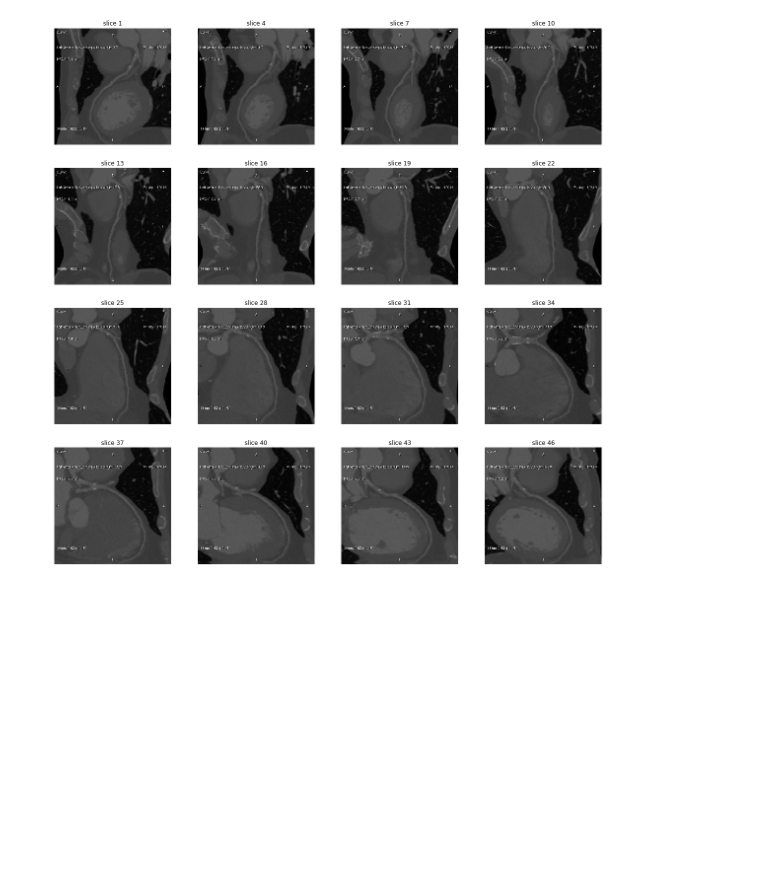
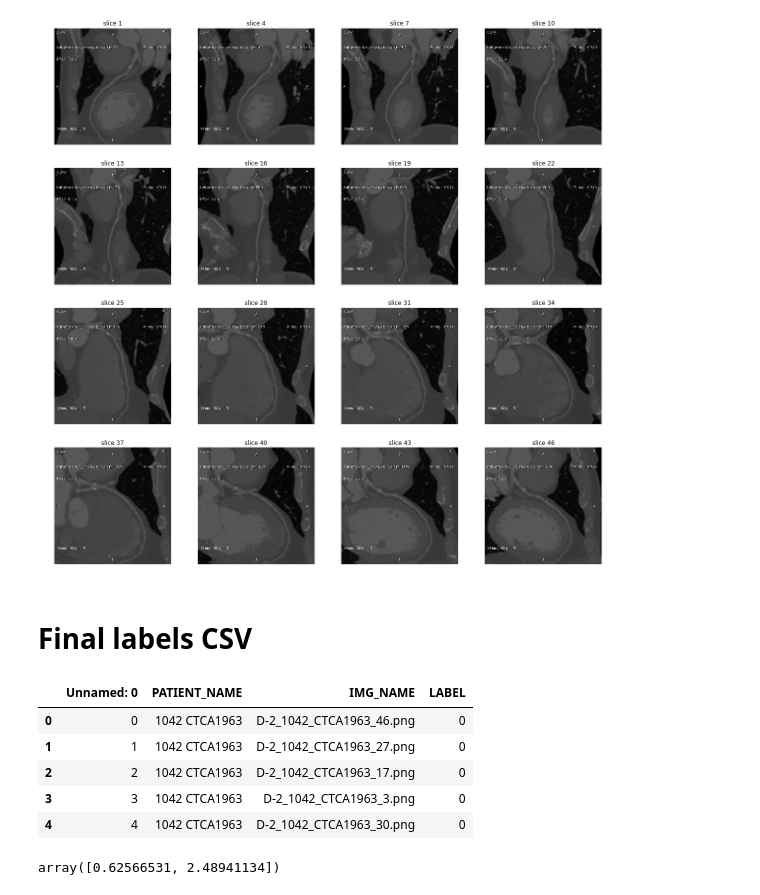
Before and after one commit to chrislee2012/CoronaryArteryStenosLevelClassification, a Jupyter notebook: notebooks/EDA.ipynb, the cells around one changed output. Saved outputs shown, nothing was run; the diff lists cells and outputs as text; code cells hidden in the pictures; blank space fills up the shorter version.

```diff
--- a/notebooks/EDA.ipynb
+++ b/notebooks/EDA.ipynb
@@ -251,3 +251,16 @@ show_stack(get_pixels_hu(patient['LAD *']), rows=4, cols=4, start_with=1, show_e
 path_to_the_patient = r'D:\coronaryProject\dataset\binary_classification_MPR\images\327 CTCAARD10111950'
 
 pat_dict = get_patient_dictionary(path_to_the_patient)
+# %% [markdown]
+# Final labels CSV
+# %%
+labels= pd.read_csv('train.csv')
+# %%
+labels.head()
+# %% [output]
+|  | Unnamed: 0 | PATIENT_NAME | IMG_NAME | LABEL |
+| 0 | 0 | 1042 CTCA1963 | D-2_1042_CTCA1963_46.png | 0 |
+| 1 | 1 | 1042 CTCA1963 | D-2_1042_CTCA1963_27.png | 0 |
+| 2 | 2 | 1042 CTCA1963 | D-2_1042_CTCA1963_17.png | 0 |
+| 3 | 3 | 1042 CTCA1963 | D-2_1042_CTCA1963_3.png | 0 |
+| 4 | 4 | 1042 CTCA1963 | D-2_1042_CTCA1963_30.png | 0 |
@@ -253,0 +272,4 @@ pat_dict = get_patient_dictionary(path_to_the_patient)
+# %%
+class_weights
+# %% [output]
+array([0.62566531, 2.48941134])
```
Also changed, not shown: parts of 2 cells of this notebook, 9 other files.
